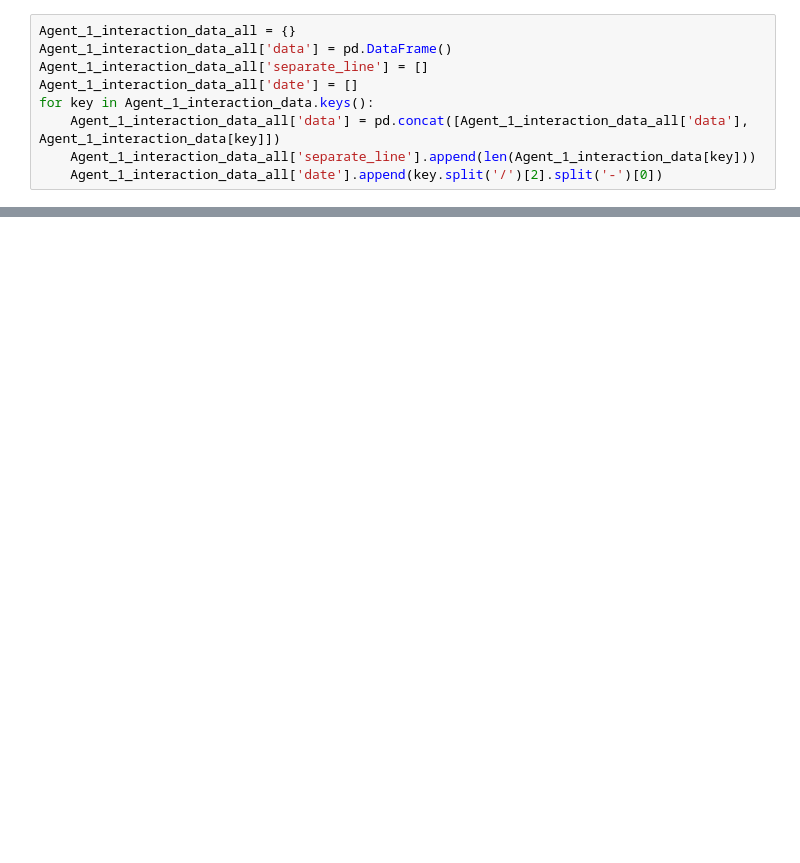
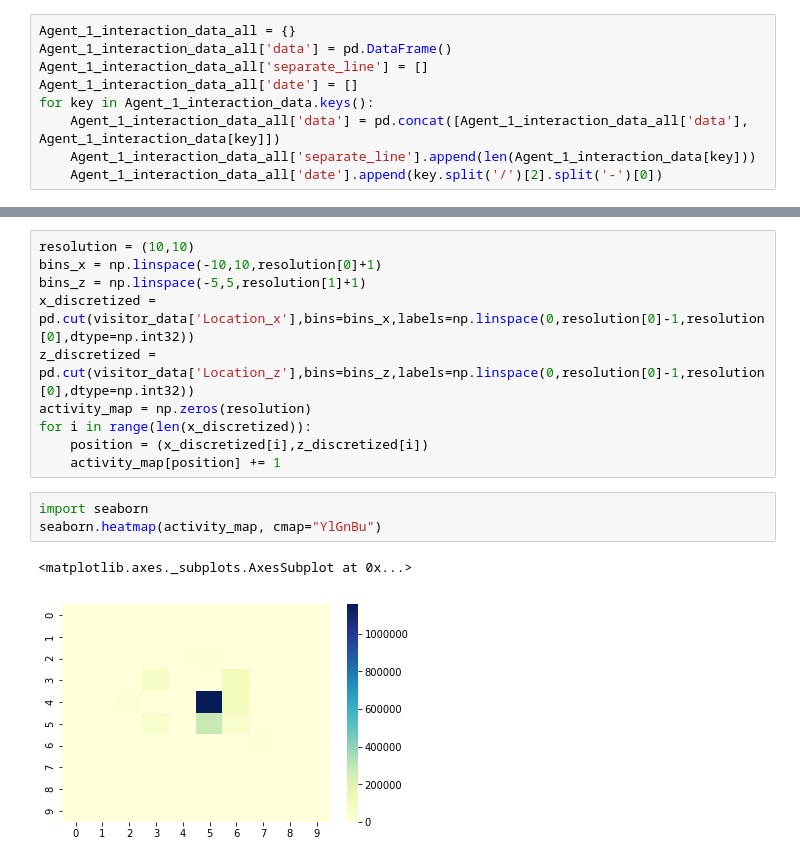
Before and after one commit to daiweiLin/unity_simulator, a Jupyter notebook: notebook/SARA_simulation_analysis.ipynb, the cells around one changed output, grey strips where cells are left out. Cells and saved outputs as stored; diff of their text form; blank space fills up the shorter version.

```diff
--- a/notebook/SARA_simulation_analysis.ipynb
+++ b/notebook/SARA_simulation_analysis.ipynb
@@ -97,0 +137,16 @@ RangeIndex(start=0, stop=109671, step=1)
+# %%
+resolution = (10,10)
+bins_x = np.linspace(-10,10,resolution[0]+1)
+bins_z = np.linspace(-5,5,resolution[1]+1)
+x_discretized = pd.cut(visitor_data['Location_x'],bins=bins_x,labels=np.linspace(0,resolution[0]-1,resolution[0],dtype=np.int32))
+z_discretized = pd.cut(visitor_data['Location_z'],bins=bins_z,labels=np.linspace(0,resolution[0]-1,resolution[0],dtype=np.int32))
+activity_map = np.zeros(resolution)
+for i in range(len(x_discretized)):
+    position = (x_discretized[i],z_discretized[i])
+    activity_map[position] += 1
+# %%
+import seaborn
+seaborn.heatmap(activity_map, cmap="YlGnBu")
+# %% [output]
+<matplotlib.axes._subplots.AxesSubplot at 0x...>
+[figure, added]
```
Also changed, not shown: parts of 13 cells of this notebook, 30 other files.
